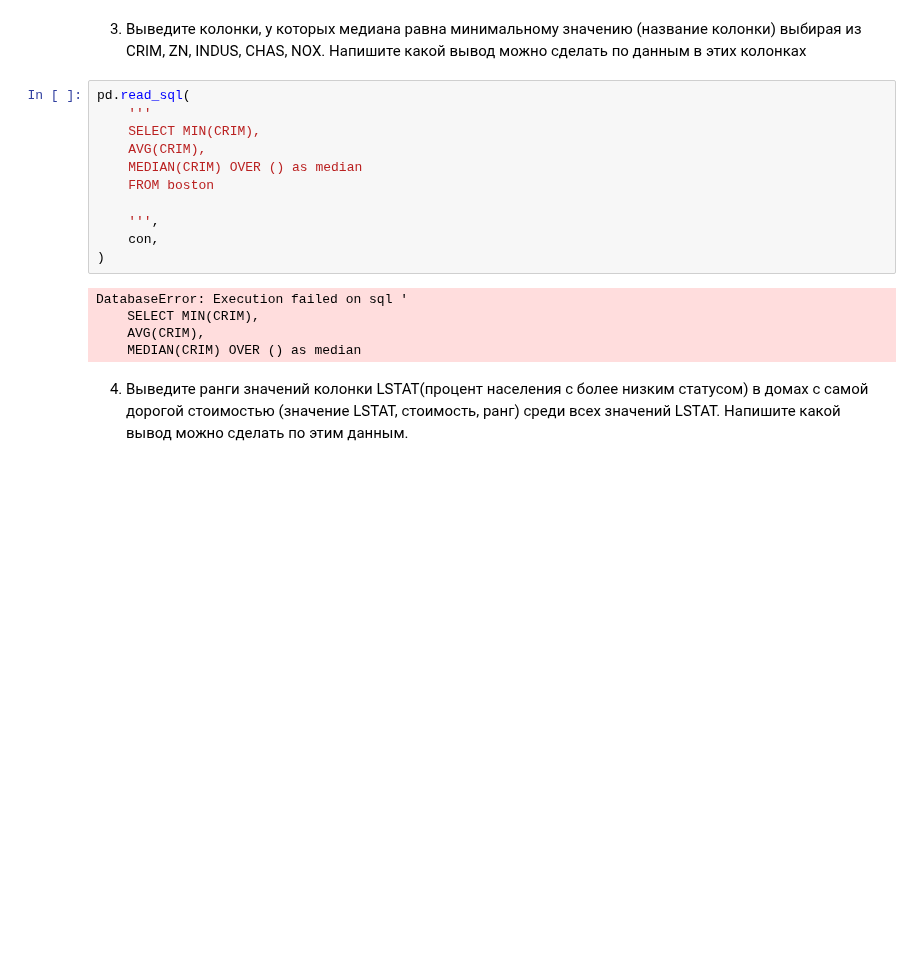
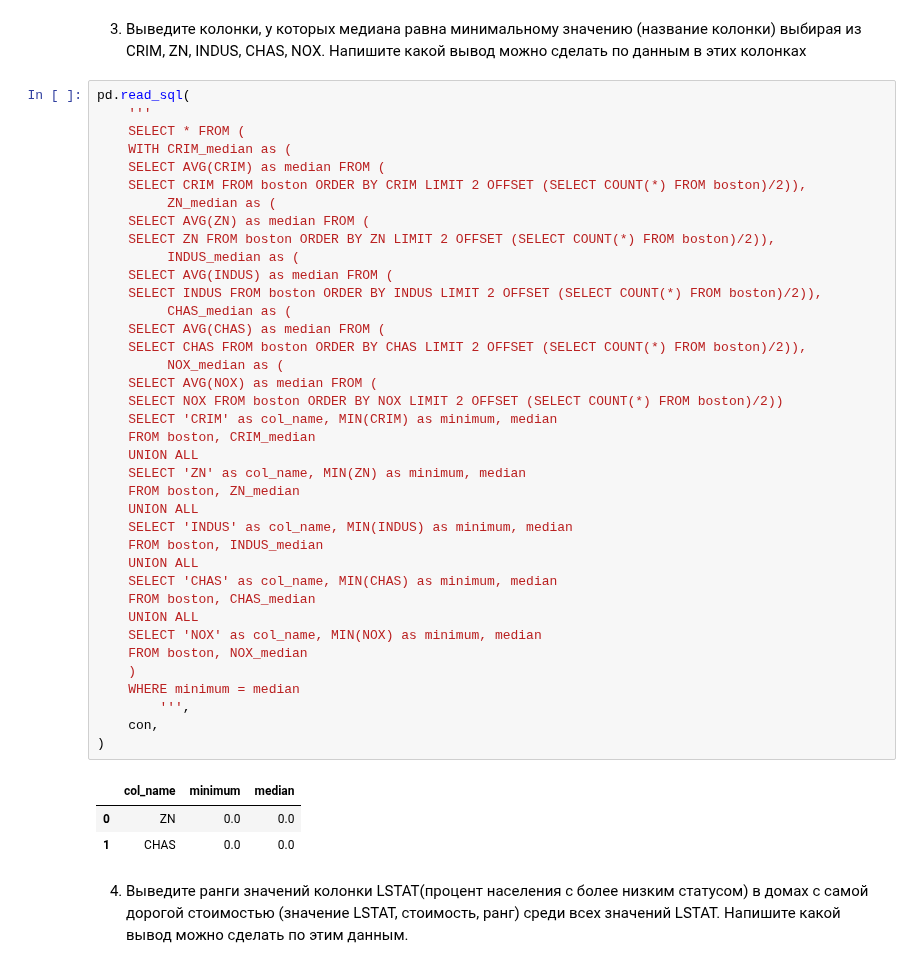
Before and after one commit to NtimTim/DS_School_Home_Work, a Jupyter notebook: sql_2_HW_NataliaTimoshuk.ipynb, the cells around one changed output. Cells and saved outputs as stored; diff of their text form; blank space fills up the shorter version.

```diff
--- a/sql_2_HW_NataliaTimoshuk.ipynb
+++ b/sql_2_HW_NataliaTimoshuk.ipynb
@@ -136,22 +136,48 @@ pd.read_sql(
 | 4 | NOX | 81 |
 # %% [markdown]
 3. Выведите колонки, у которых медиана равна минимальному значению (название колонки) выбирая из CRIM, ZN, INDUS, CHAS, NOX. Напишите какой вывод можно сделать по данным в этих колонках
-# %%
-pd.read_sql(
-    '''
-    SELECT MIN(CRIM),
-    AVG(CRIM),
-    MEDIAN(CRIM) OVER () as median
-    FROM boston
-
-    ''',
-    con,
-)
-# %% [output]
-DatabaseError: Execution failed on sql '
-    SELECT MIN(CRIM),
-    AVG(CRIM),
-    MEDIAN(CRIM) OVER () as median
+# %%
+pd.read_sql(
+    '''
+    SELECT * FROM (
+    WITH CRIM_median as (
+    SELECT AVG(CRIM) as median FROM (
+    SELECT CRIM FROM boston ORDER BY CRIM LIMIT 2 OFFSET (SELECT COUNT(*) FROM boston)/2)),
+         ZN_median as (
+    SELECT AVG(ZN) as median FROM (
+    SELECT ZN FROM boston ORDER BY ZN LIMIT 2 OFFSET (SELECT COUNT(*) FROM boston)/2)),
+         INDUS_median as (
+    SELECT AVG(INDUS) as median FROM (
+    SELECT INDUS FROM boston ORDER BY INDUS LIMIT 2 OFFSET (SELECT COUNT(*) FROM boston)/2)),
+         CHAS_median as (
+    SELECT AVG(CHAS) as median FROM (
+    SELECT CHAS FROM boston ORDER BY CHAS LIMIT 2 OFFSET (SELECT COUNT(*) FROM boston)/2)),
+         NOX_median as (
+    SELECT AVG(NOX) as median FROM (
+    SELECT NOX FROM boston ORDER BY NOX LIMIT 2 OFFSET (SELECT COUNT(*) FROM boston)/2))
+    SELECT 'CRIM' as col_name, MIN(CRIM) as minimum, median
+    FROM boston, CRIM_median
+    UNION ALL
+    SELECT 'ZN' as col_name, MIN(ZN) as minimum, median
+    FROM boston, ZN_median
+    UNION ALL
+    SELECT 'INDUS' as col_name, MIN(INDUS) as minimum, median
+    FROM boston, INDUS_median
+    UNION ALL
+    SELECT 'CHAS' as col_name, MIN(CHAS) as minimum, median
+    FROM boston, CHAS_median
+    UNION ALL
+    SELECT 'NOX' as col_name, MIN(NOX) as minimum, median
+    FROM boston, NOX_median
+    )
+    WHERE minimum = median
+        ''',
+    con,
+)
+# %% [output]
+|  | col_name | minimum | median |
+| 0 | ZN | 0.0 | 0.0 |
+| 1 | CHAS | 0.0 | 0.0 |
 # %% [markdown]
 4. Выведите ранги значений колонки LSTAT(процент населения с более низким статусом) в домах с самой дорогой стоимостью (значение LSTAT, стоимость, ранг) среди всех значений LSTAT. Напишите какой вывод можно сделать по этим данным.
 # %%
```
